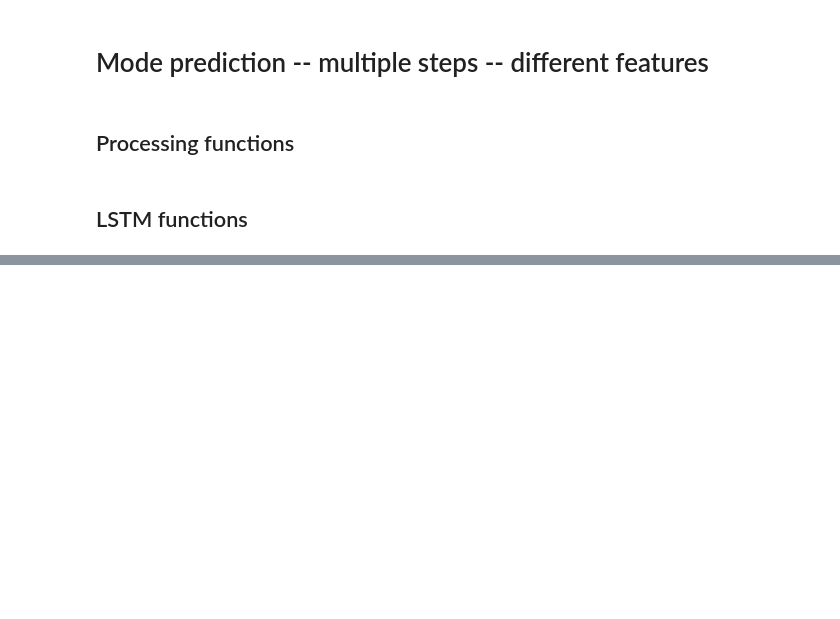
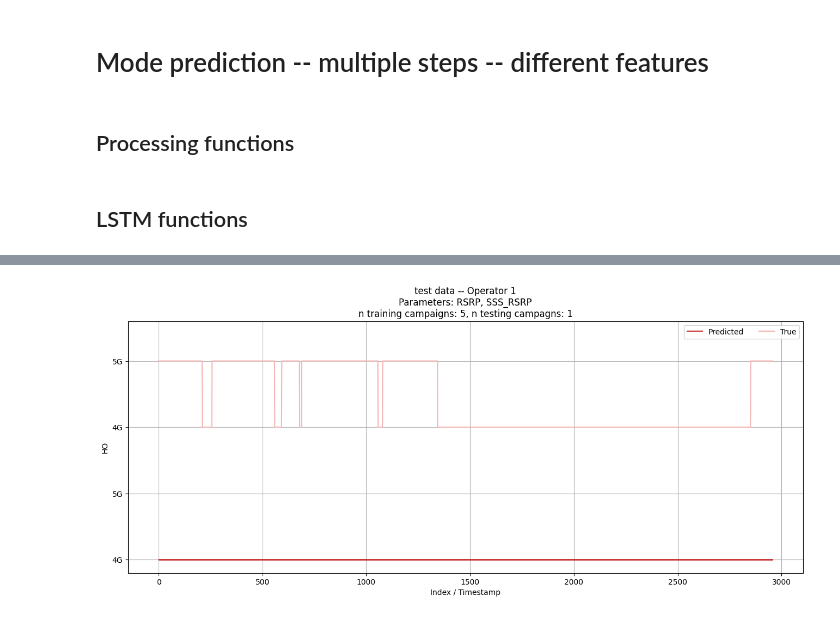
Before and after one commit to ihneskarbovik/master, a Jupyter notebook: test10_mode_pred.ipynb, the cells around one changed output, grey strips where cells are left out. Drawn from its saved outputs; the diff is of its cells as text; code cells hidden in the pictures; blank space fills up the shorter version.

```diff
--- a/test10_mode_pred.ipynb
+++ b/test10_mode_pred.ipynb
@@ -317,0 +313,11 @@ df_results
+# %%
+combination = 'All'
+comb = results[combination]
+pred = comb['y_pred_plot']
+true = comb['y_true_plot']
+train_pred = comb['train_pred_plot']
+train_true = comb['train_true_plot']
+
+plot_mode(pred=pred, true=true, colors=mode_colors, operator=operator, test_train='test', comb=combination, campaigns=campaigns, test_campaigns=test_campaigns)
+# %% [output]
+[figure, added]
```
Also changed, not shown: parts of 16 cells of this notebook, 1 other file.
